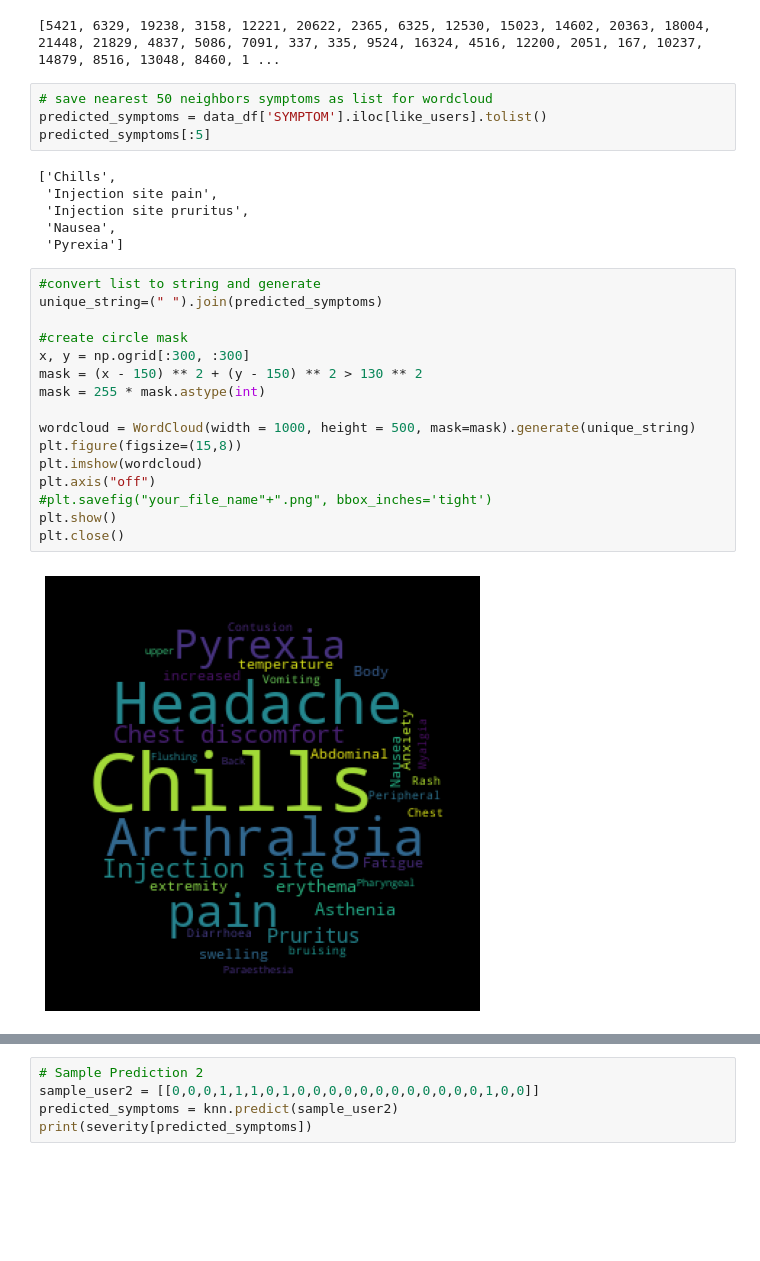
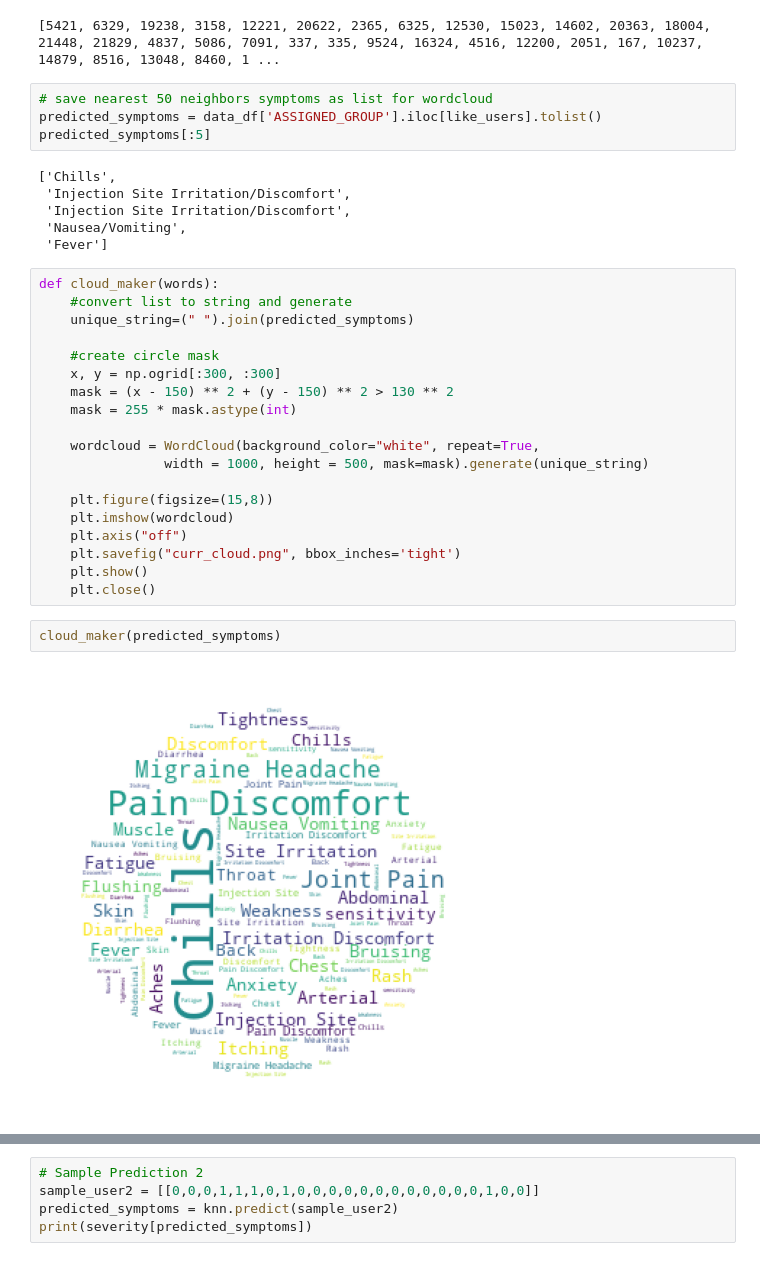
Before and after one commit to D11eleven/Vaccine_Side_Effects_Predictor, a Jupyter notebook: TL/KNN Modeling and Prediction.ipynb, the cells around one changed output, grey strips where cells are left out. Cells and saved outputs as stored; diff of their text form; blank space fills up the shorter version.

```diff
--- a/TL/KNN Modeling and Prediction.ipynb
+++ b/TL/KNN Modeling and Prediction.ipynb
@@ -134,29 +128,34 @@ print(like_users)  # indices of 5 closest neighbors
 [5421, 6329, 19238, 3158, 12221, 20622, 2365, 6325, 12530, 15023, 14602, 20363, 18004, 21448, 21829, 4837, 5086, 7091, 337, 335, 9524, 16324, 4516, 12200, 2051, 167, 10237, 14879, 8516, 13048, 8460, 1 ...
 # %%
 # save nearest 50 neighbors symptoms as list for wordcloud
-predicted_symptoms = data_df['SYMPTOM'].iloc[like_users].tolist()
+predicted_symptoms = data_df['ASSIGNED_GROUP'].iloc[like_users].tolist()
 predicted_symptoms[:5]
 # %% [output]
 ['Chills',
- 'Injection site pain',
- 'Injection site pruritus',
- 'Nausea',
- 'Pyrexia']
+ 'Injection Site Irritation/Discomfort',
+ 'Injection Site Irritation/Discomfort',
+ 'Nausea/Vomiting',
+ 'Fever']
 # %%
-#convert list to string and generate
-unique_string=(" ").join(predicted_symptoms)
+def cloud_maker(words):
+    #convert list to string and generate
+    unique_string=(" ").join(predicted_symptoms)
 
-#create circle mask
-x, y = np.ogrid[:300, :300]
-mask = (x - 150) ** 2 + (y - 150) ** 2 > 130 ** 2
-mask = 255 * mask.astype(int)
+    #create circle mask
+    x, y = np.ogrid[:300, :300]
+    mask = (x - 150) ** 2 + (y - 150) ** 2 > 130 ** 2
+    mask = 255 * mask.astype(int)
 
-wordcloud = WordCloud(width = 1000, height = 500, mask=mask).generate(unique_string)
-plt.figure(figsize=(15,8))
-plt.imshow(wordcloud)
-plt.axis("off")
-#plt.savefig("your_file_name"+".png", bbox_inches='tight')
-plt.show()
-plt.close()
+    wordcloud = WordCloud(background_color="white", repeat=True,
+                width = 1000, height = 500, mask=mask).generate(unique_string)
+
+    plt.figure(figsize=(15,8))
+    plt.imshow(wordcloud)
+    plt.axis("off")
+    plt.savefig("curr_cloud.png", bbox_inches='tight')
+    plt.show()
+    plt.close()
-# %% [output]
-[figure, removed]
+# %%
+cloud_maker(predicted_symptoms)
+# %% [output]
+[figure, added]
```
Also changed, not shown: parts of 5 cells of this notebook, 7 other files.
